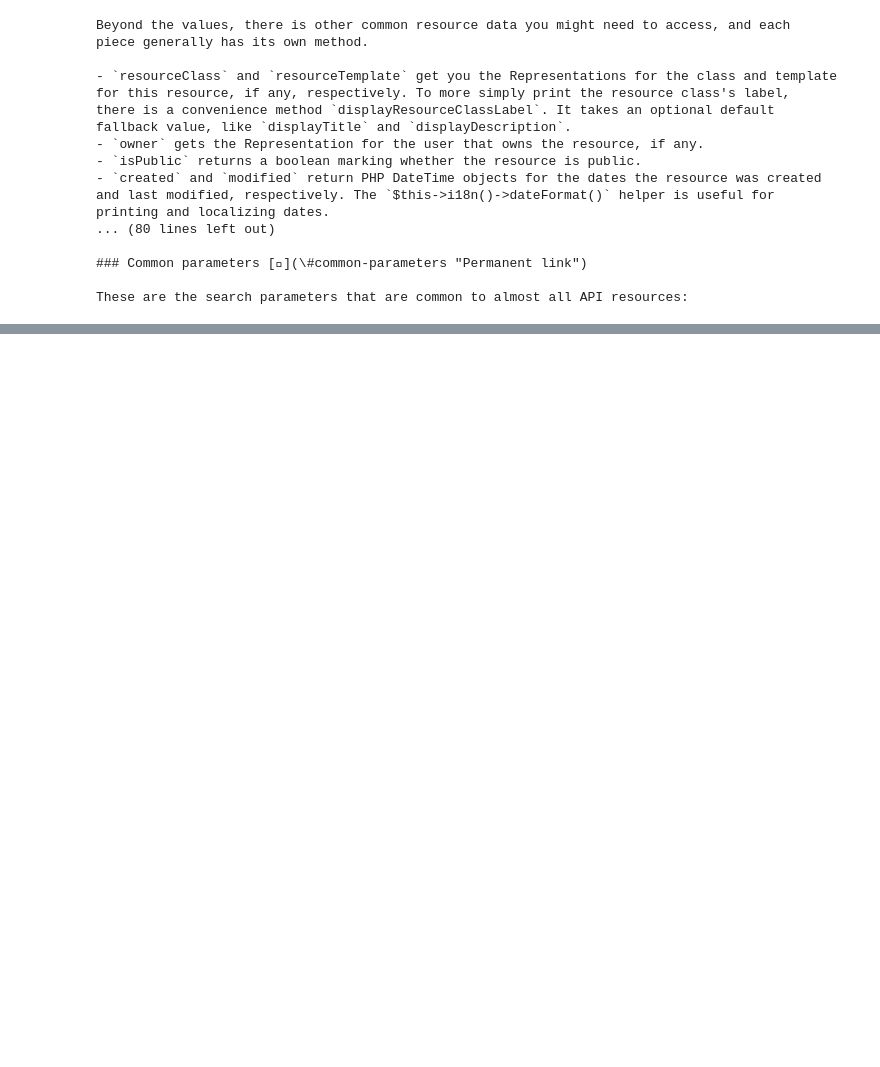
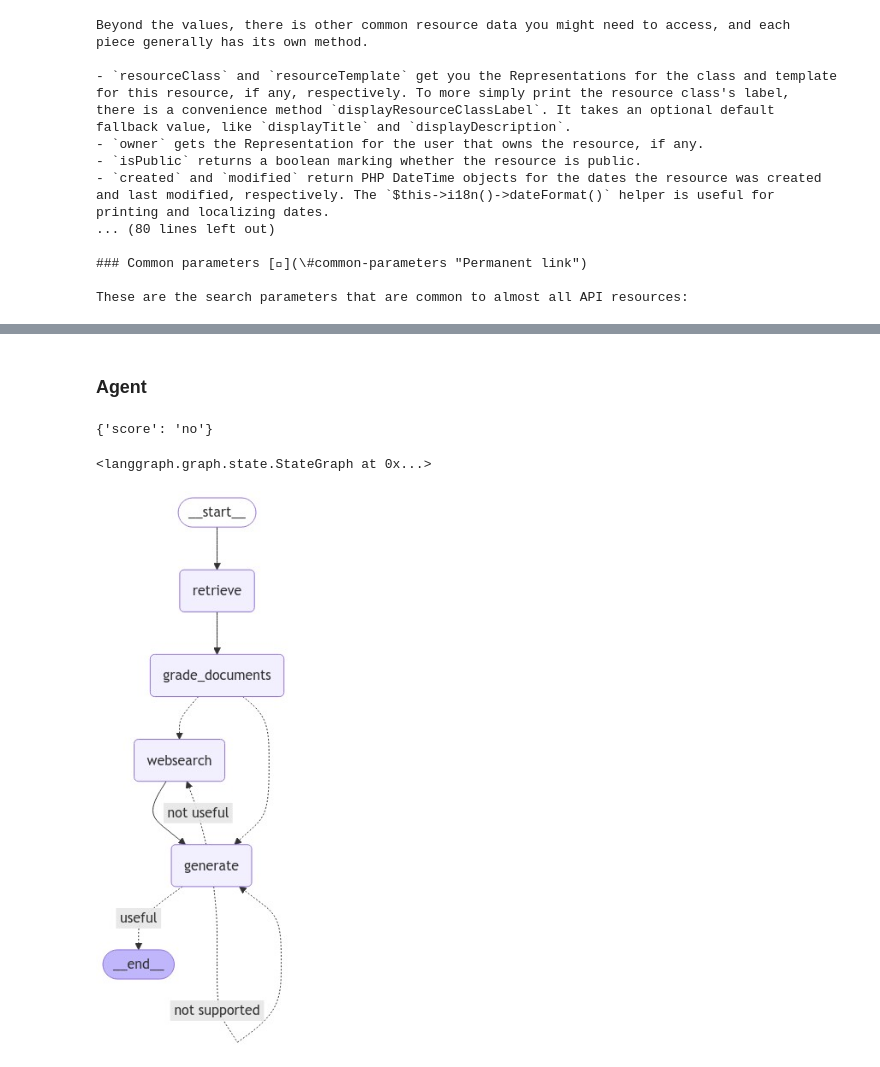
Before and after one commit to manojpi/omeka-s-rag, a Jupyter notebook: notebooks/omeka-s-doc-rag.ipynb, the cells around one changed output, grey strips where cells are left out. Drawn from its saved outputs; the diff is of its cells as text; code cells hidden in the pictures; blank space fills up the shorter version.

```diff
--- a/omeka-s-doc-rag.ipynb
+++ b/notebooks/omeka-s-doc-rag.ipynb
@@ -122,7 +122,8 @@ def format_docs(docs):
 # Chain
 rag_chain = prompt | llm | StrOutputParser()
 # %%
-question = "Give me example usage of resource_class_label api"
+# question = "Give me example usage of resource_class_label api"
+question = "Who is the president of Fisk University?"
 docs = retriever.invoke(question)
 generation = rag_chain.invoke({
     "context": format_docs(docs), "question": question
@@ -181,0 +199,6 @@ hallucination_grader.invoke(({"documents": docs, "generation": generation}))
+# %% [markdown]
+### Agent
+# %%
+answer_grader.invoke({"question": question, "generation": generation})
+# %% [output]
+{'score': 'no'}
@@ -181,0 +395,41 @@ hallucination_grader.invoke(({"documents": docs, "generation": generation}))
+# %%
+from langgraph.graph import START, END, StateGraph
+workflow = StateGraph(GraphState)
+
+# Define nodes
+workflow.add_node("websearch", web_search)
+workflow.add_node("retrieve", retrieve)
+workflow.add_node("grade_documents", grade_documents)
+workflow.add_node("generate", generate)
+# %% [output]
+<langgraph.graph.state.StateGraph at 0x...>
+# %%
+# Build the graph
+workflow.set_entry_point("retrieve")
+workflow.add_edge("retrieve", "grade_documents")
+workflow.add_conditional_edges(
+    "grade_documents",
+    decide_to_generate,
+    {
+        "websearch": "websearch",
+        "generate": "generate",
+    },
+)
+workflow.add_edge("websearch", "generate")
+workflow.add_conditional_edges(
+    "generate",
+    grade_generation_v_documents_and_question,
+    {
+        "not supported": "generate",
+        "useful": END,
+        "not useful": "websearch"
+    },
+)
+
+custom_graph = workflow.compile()
+# %%
+from IPython.display import Image, display
+
+display(Image(custom_graph.get_graph(xray=True).draw_mermaid_png()))
+# %% [output]
+[figure, added]
```
Also changed, not shown: parts of 5 cells of this notebook.
